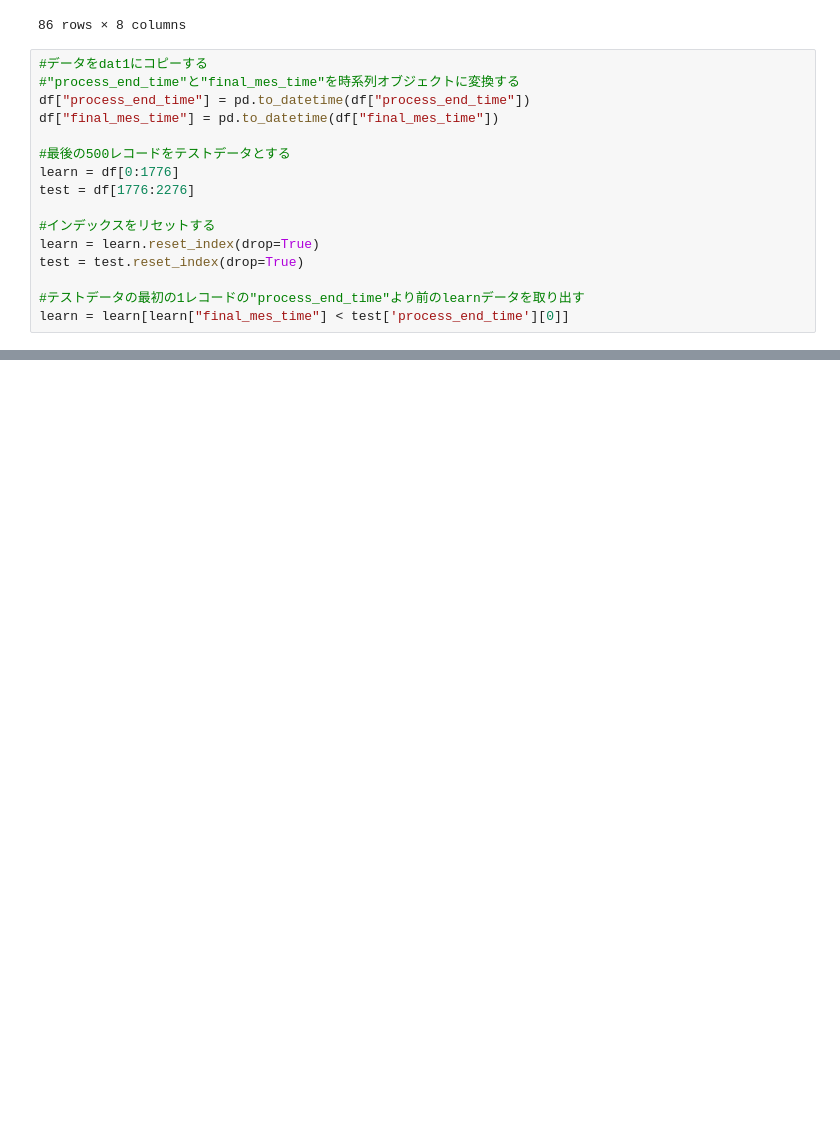
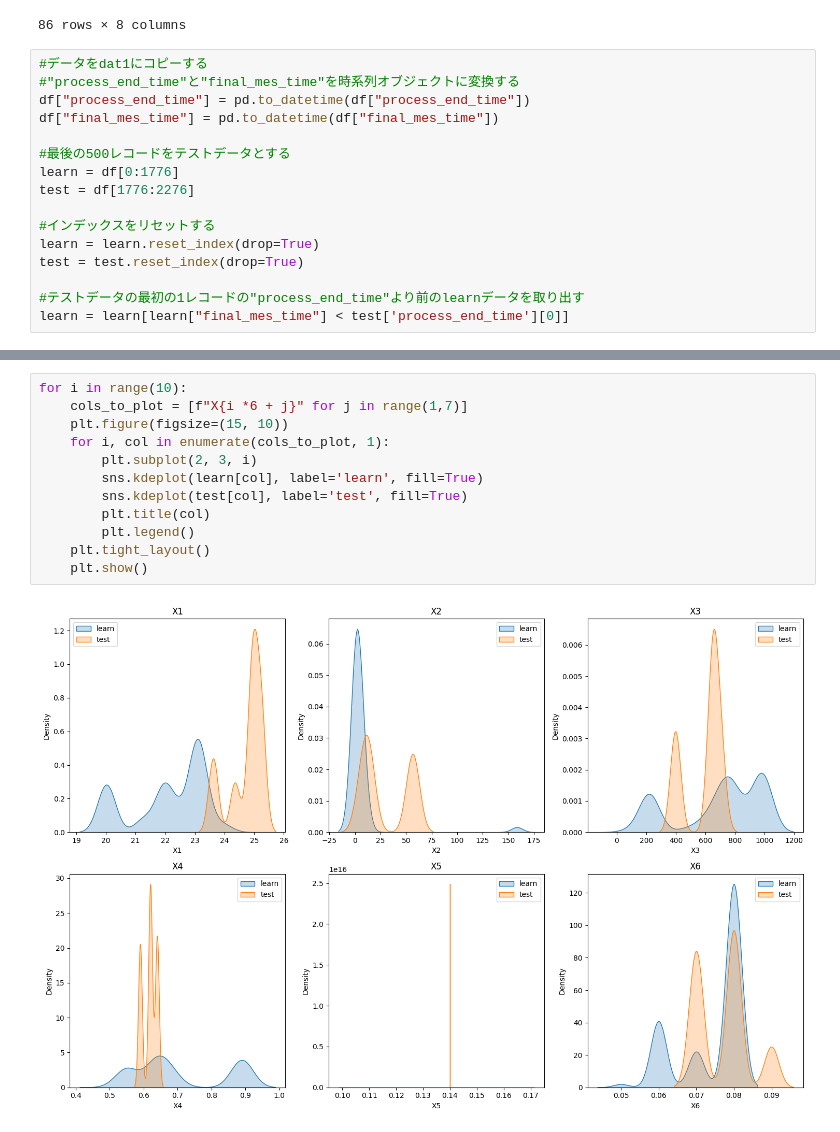
Before and after one commit to yut0takagi/ass-production-management2, a Jupyter notebook: notebook/0-data-view.ipynb, the cells around one changed output, grey strips where cells are left out. Cells and saved outputs as stored; diff of their text form; blank space fills up the shorter version.

```diff
--- a/notebook/0-data-view.ipynb
+++ b/notebook/0-data-view.ipynb
@@ -90,0 +128,14 @@ test_y.to_csv('../data/treated/use/test_y.csv', index=False)
+# %%
+for i in range(10):
+    cols_to_plot = [f"X{i *6 + j}" for j in range(1,7)]
+    plt.figure(figsize=(15, 10))
+    for i, col in enumerate(cols_to_plot, 1):
+        plt.subplot(2, 3, i)
+        sns.kdeplot(learn[col], label='learn', fill=True)
+        sns.kdeplot(test[col], label='test', fill=True)
+        plt.title(col)
+        plt.legend()
+    plt.tight_layout()
+    plt.show()
+# %% [output]
+[figure, added]
```
Also changed, not shown: parts of 17 cells of this notebook, 20 other files.
